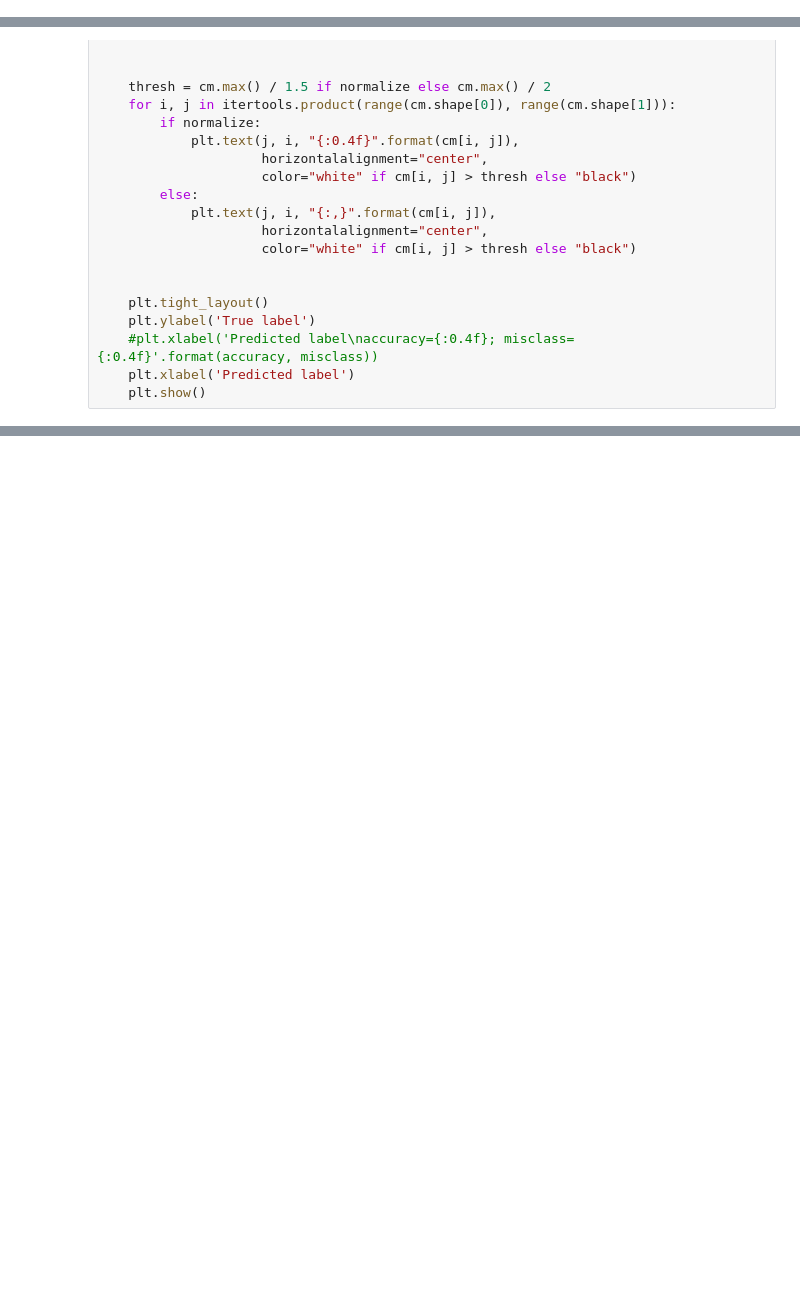
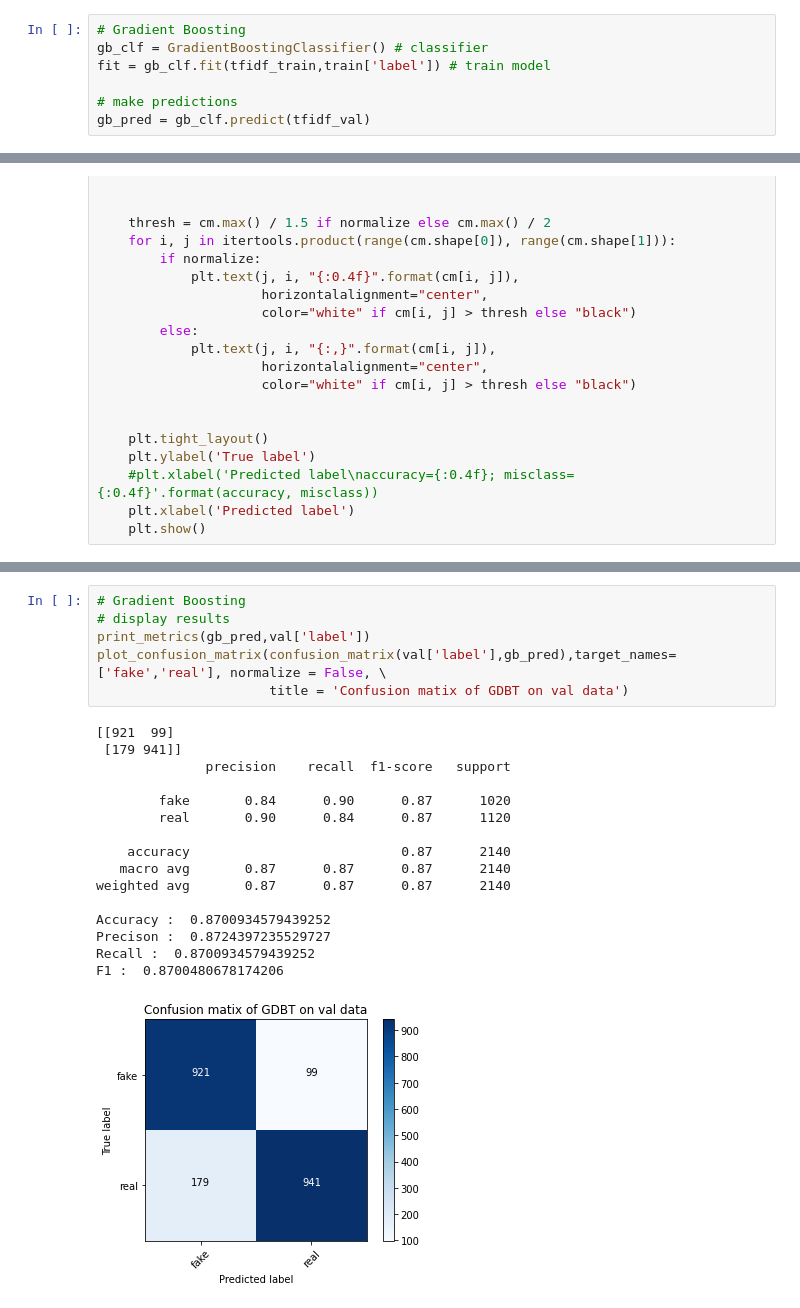
Before and after one commit to smkerr/COVID-fake-news-detection, a Jupyter notebook: model/baseline-model.ipynb, the cells around one changed output, grey strips where cells are left out. Cells and saved outputs as stored; diff of their text form; blank space fills up the shorter version.

```diff
--- a/model/baseline-model.ipynb
+++ b/model/baseline-model.ipynb
@@ -68,0 +141,7 @@ val['tweet'] = val['tweet'].map(lambda x: cleantext(x))
+# %%
+# Gradient Boosting
+gb_clf = GradientBoostingClassifier() # classifier
+fit = gb_clf.fit(tfidf_train,train['label']) # train model
+
+# make predictions
+gb_pred = gb_clf.predict(tfidf_val)
@@ -193,0 +291,23 @@ F1 :  0.9345519215989282
+# %%
+# Gradient Boosting
+# display results
+print_metrics(gb_pred,val['label'])
+plot_confusion_matrix(confusion_matrix(val['label'],gb_pred),target_names=['fake','real'], normalize = False, \
+                      title = 'Confusion matix of GDBT on val data')
+# %% [output]
+[[921  99]
+ [179 941]]
+              precision    recall  f1-score   support
+
+        fake       0.84      0.90      0.87      1020
+        real       0.90      0.84      0.87      1120
+
+    accuracy                           0.87      2140
+   macro avg       0.87      0.87      0.87      2140
+weighted avg       0.87      0.87      0.87      2140
+
+Accuracy :  0.8700934579439252
+Precison :  0.8724397235529727
+Recall :  0.8700934579439252
+F1 :  0.8700480678174206
+[figure, added]
```
Also changed, not shown: parts of 36 cells of this notebook.
